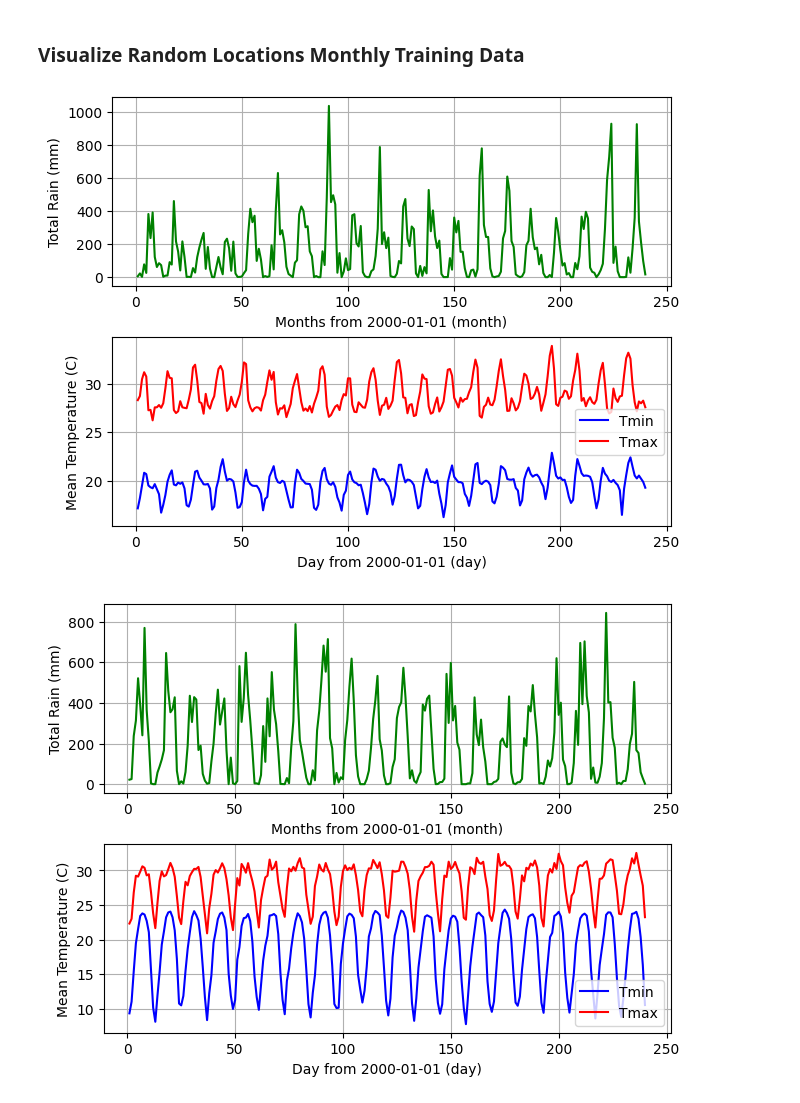
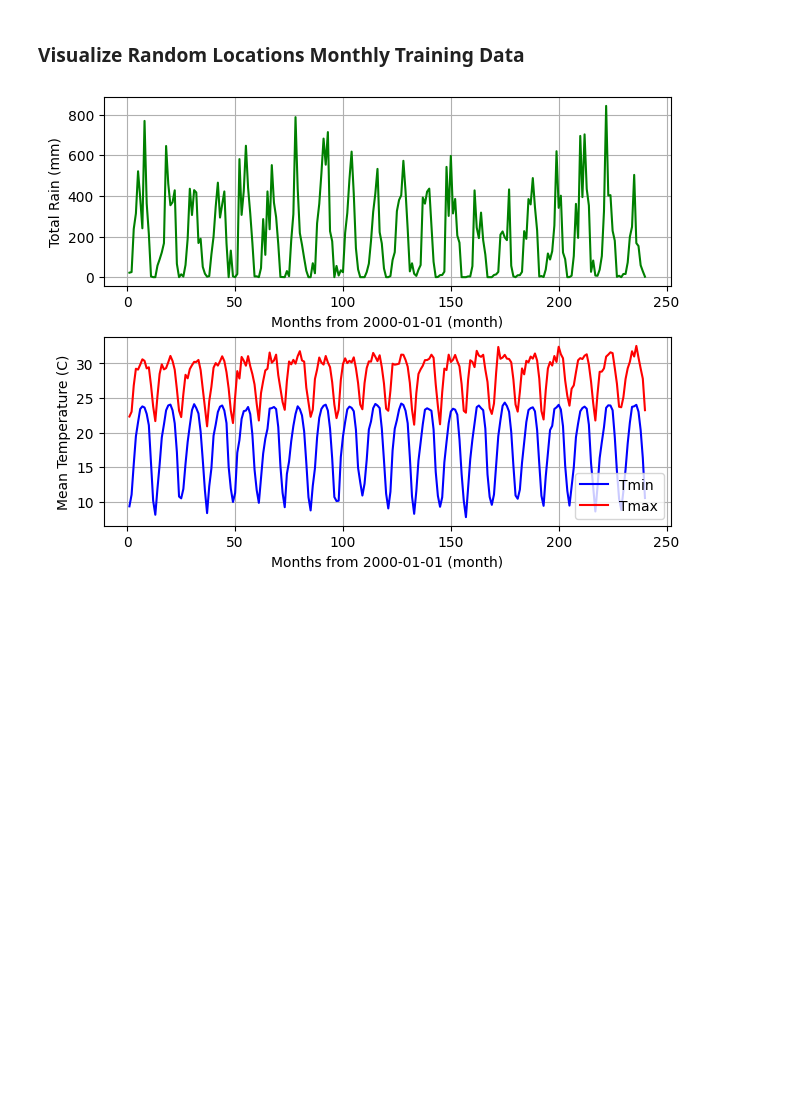
Before and after one commit to Zod420/Project_01, a Jupyter notebook: notebooks/01_Data_Processing.ipynb, the cells around one changed output. Saved outputs shown, nothing was run; the diff lists cells and outputs as text; code cells hidden in the pictures; blank space fills up the shorter version.

```diff
--- a/notebooks/01_Data_Processing.ipynb
+++ b/notebooks/01_Data_Processing.ipynb
@@ -302,30 +363,29 @@ plot_daily(df, 299)
 # %%
 # Visulaization of Processed Data (Monthly Training Data)
 def plot_monthly(df, reqID):
     reqPos = df.pos.unique()[reqID]
     day = df[df.pos == reqPos].monthID
     rain = df[df.pos == reqPos].rain_sum
     tmin = df[df.pos == reqPos].tmin_mean
     tmax = df[df.pos == reqPos].tmax_mean
 
     fig, axs = plt.subplots(2, 1, layout='constrained')
     axs[0].plot(day, rain, label="Rain", color='g')
     axs[0].set_xlabel('Months from 2000-01-01 (month)')
     axs[0].set_ylabel('Total Rain (mm)')
     axs[0].grid(True)
     axs[1].plot(day, tmin, label="Tmin", color='b')
     axs[1].plot(day, tmax, label="Tmax", color='r')
-    axs[1].set_xlabel('Day from 2000-01-01 (day)')
+    axs[1].set_xlabel('Months from 2000-01-01 (month)')
     axs[1].set_ylabel('Mean Temperature (C)')
     axs[1].grid(True)
     axs[1].legend()
     plt.show()
 
 # MAIN CODE
 df = read_csv(os.path.join(configDatabase['dir']['dataProcess'], configDatabase['file']['train02']), compression='gzip')
-plot_monthly(df, 0)
+#plot_monthly(df, 0)
 plot_monthly(df, 149)
-plot_monthly(df, 299)
+#plot_monthly(df, 299)
 # %% [output]
-[figure, old version]
+[figure, new version]
-[figure, removed]
```
Also changed, not shown: parts of 8 cells of this notebook, 12 other files.
